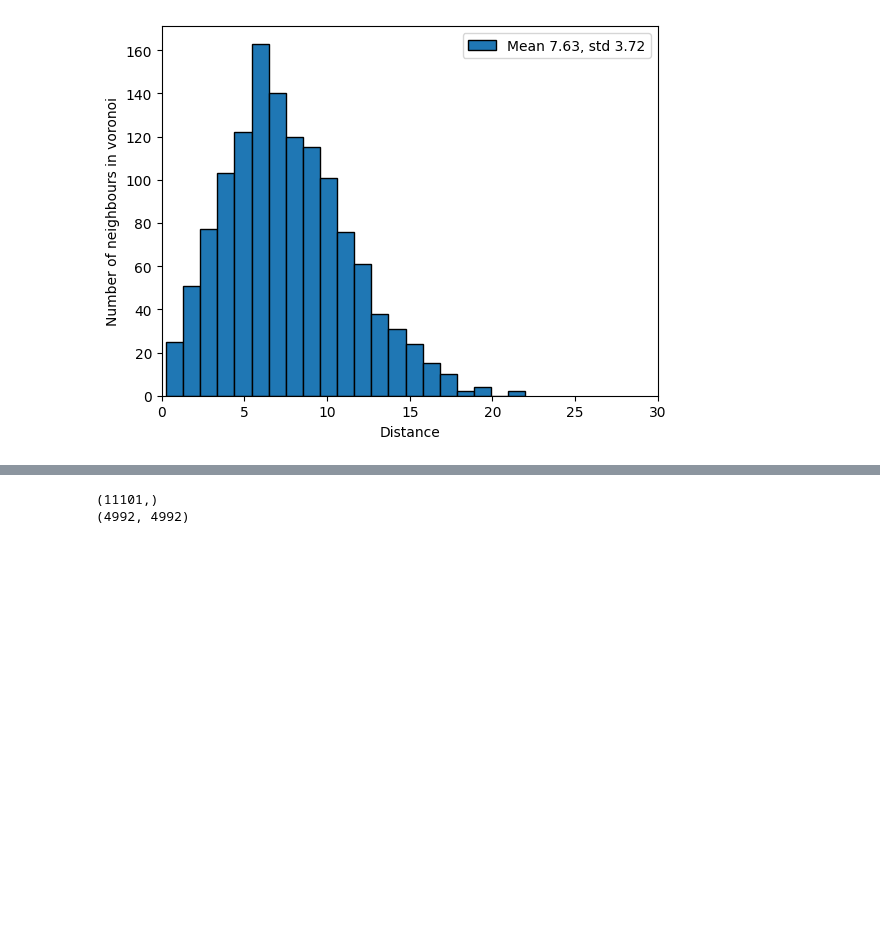
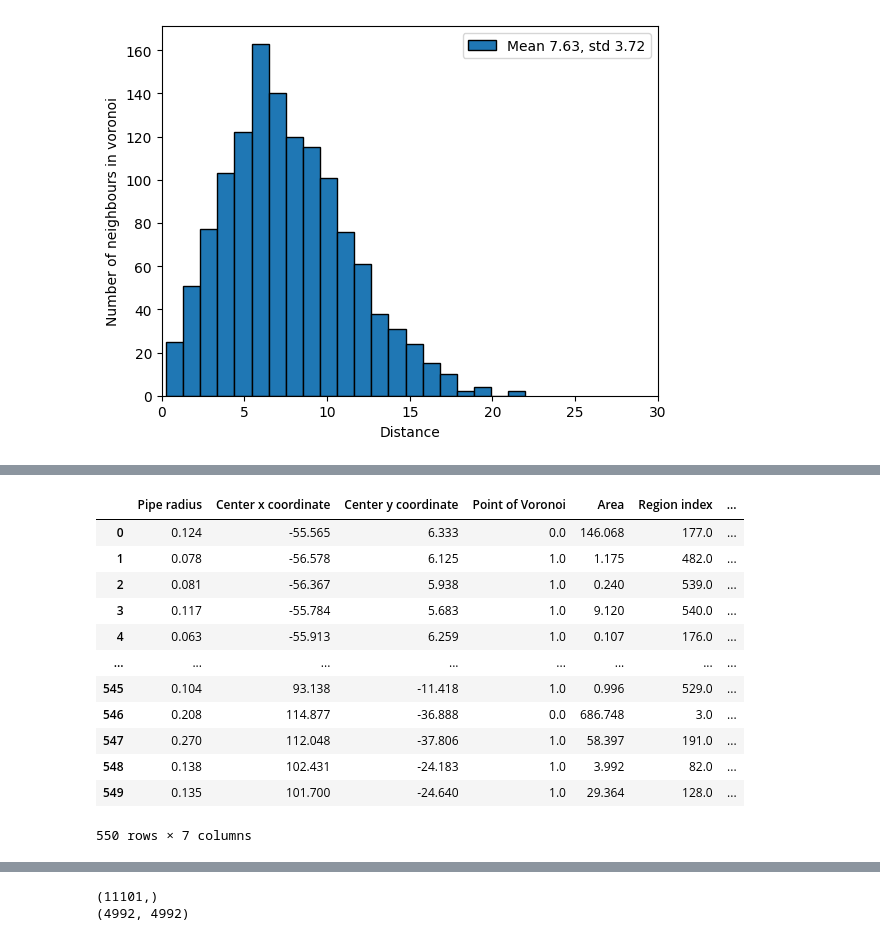
Before and after one commit to maria0026/solution_pipes_patterns, a Jupyter notebook: results.ipynb, the cells around one changed output, grey strips where cells are left out. Cells and saved outputs as stored; diff of their text form; code cells hidden in the pictures; blank space fills up the shorter version.

```diff
--- a/results.ipynb
+++ b/results.ipynb
@@ -74,3 +100,19 @@ voronoi_plotter.order_hist(order)
+# %%
+updated_df
+# %% [output]
+|  | Pipe radius | Center x coordinate | Center y coordinate | Point of Voronoi | Area | Region index | ... |
+| 0 | 0.124 | -55.565 | 6.333 | 0.0 | 146.068 | 177.0 | ... |
+| 1 | 0.078 | -56.578 | 6.125 | 1.0 | 1.175 | 482.0 | ... |
+| 2 | 0.081 | -56.367 | 5.938 | 1.0 | 0.240 | 539.0 | ... |
+| 3 | 0.117 | -55.784 | 5.683 | 1.0 | 9.120 | 540.0 | ... |
+| 4 | 0.063 | -55.913 | 6.259 | 1.0 | 0.107 | 176.0 | ... |
+| ... | ... | ... | ... | ... | ... | ... | ... |
+| 545 | 0.104 | 93.138 | -11.418 | 1.0 | 0.996 | 529.0 | ... |
+| 546 | 0.208 | 114.877 | -36.888 | 0.0 | 686.748 | 3.0 | ... |
+| 547 | 0.270 | 112.048 | -37.806 | 1.0 | 58.397 | 191.0 | ... |
+| 548 | 0.138 | 102.431 | -24.183 | 1.0 | 3.992 | 82.0 | ... |
+| 549 | 0.135 | 101.700 | -24.640 | 1.0 | 29.364 | 128.0 | ... |
+550 rows × 7 columns
 # %%
 updated_df_random = voronoi_analyser_random.calculate_orientational_order(absolute = False)
 order_random=updated_df_random.loc[df_random['Point of Voronoi']==1, 'Hexatic order']
```
Also changed, not shown: parts of 10 cells of this notebook, 2 other files.
